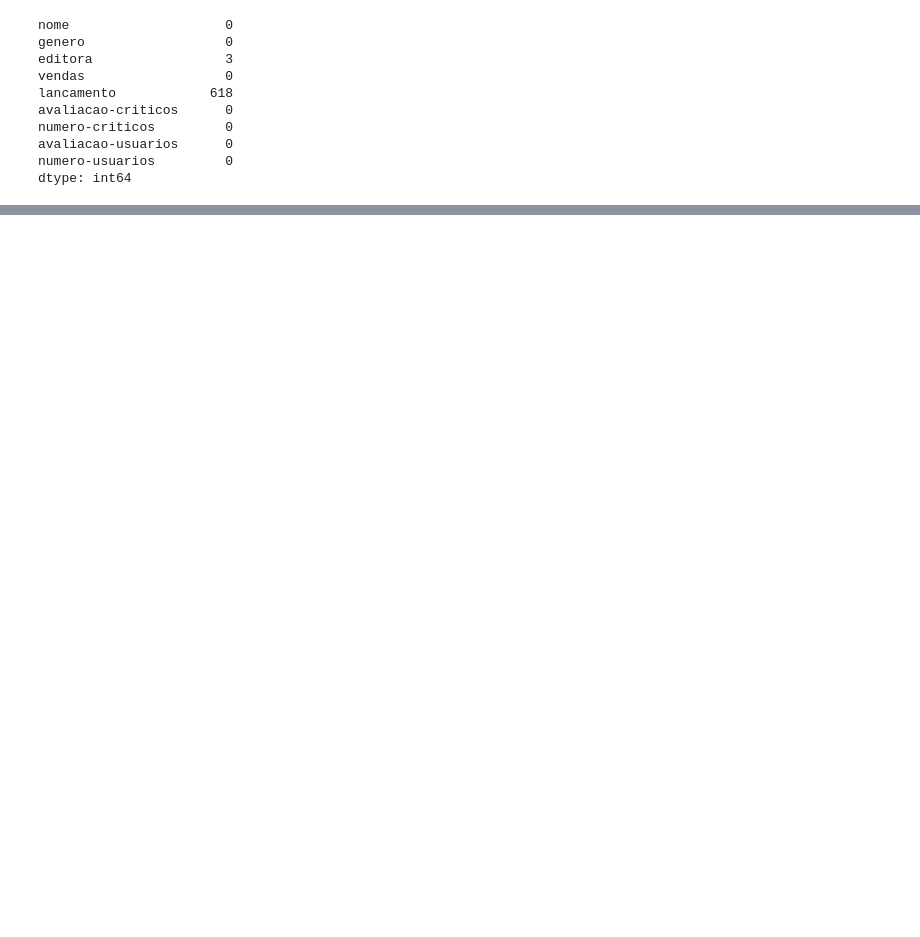
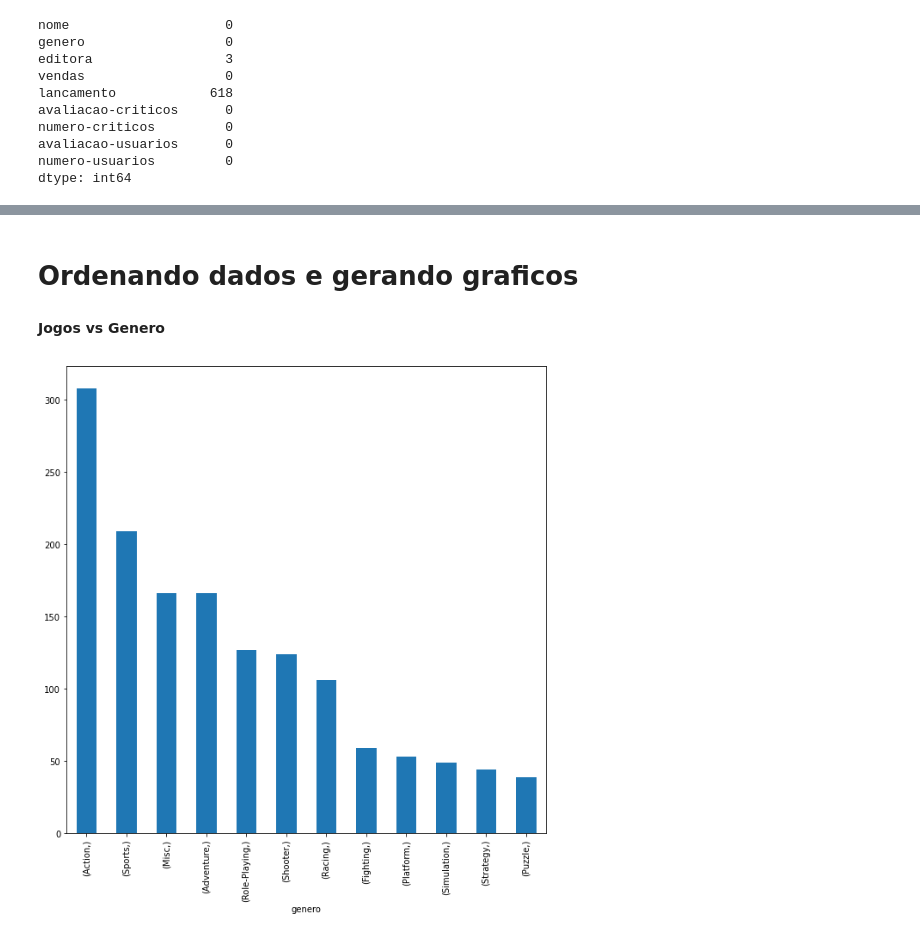
Before and after one commit to YanPaivaAndrade/Minera-oDeDadosTrabalho3, a Jupyter notebook: Trabalho_3_Yan_de_Paiva.ipynb, the cells around one changed output, grey strips where cells are left out. Cells and saved outputs as stored; diff of their text form; code cells hidden in the pictures; blank space fills up the shorter version.

Commit message:
Concluindo o pré-processamento e exibindo graficos

```diff
--- a/Trabalho_3_Yan_de_Paiva.ipynb
+++ b/Trabalho_3_Yan_de_Paiva.ipynb
@@ -22,8 +22,8 @@ Mounted at /content/drive
 *   Levantando numero de dados faltantes
 # %%
 import pandas as pd
-dadosTrabalho2 = pd.read_csv("/content/drive/MyDrive/Colab Notebooks/Mineracao/trabalho2_dados_29.csv", dtype={'plataforma':'category'})
-dadosTrabalho3 = pd.read_csv("/content/drive/MyDrive/Colab Notebooks/Mineracao/trabalho3_dados_adicionais_29.csv", dtype={'plataforma':'category'})
+dadosTrabalho2 = pd.read_csv("/content/drive/MyDrive/Colab Notebooks/Mineracao/trabalho2_dados_29.csv")
+dadosTrabalho3 = pd.read_csv("/content/drive/MyDrive/Colab Notebooks/Mineracao/trabalho3_dados_adicionais_29.csv")
 dadosOriginais = dadosTrabalho2.append(dadosTrabalho3);
 dados = dadosOriginais;
 print (dadosOriginais.count())
@@ -183,0 +234,7 @@ dtype: int64
+# %%
+dados = dados.dropna(subset=["editora"])
+dados = dados.drop(columns=['lancamento'])
+print(dados.columns)
+novoDataFrame = dados.drop_duplicates(subset=["nome"]);
+print(novoDataFrame.isnull().sum())
+print(dados.isnull().sum())
@@ -183,0 +318,10 @@ dtype: int64
+# %% [markdown]
+#     **Ordenando dados e gerando graficos**
+# %% [markdown]
+**Jogos vs Genero**
+# %%
+import matplotlib.pyplot as plt
+novoDataFrame[['genero']].value_counts().plot.bar(figsize=(10,10))
+plt.show()
+# %% [output]
+[figure, added]
```
Also changed, not shown: parts of 22 cells of this notebook.
